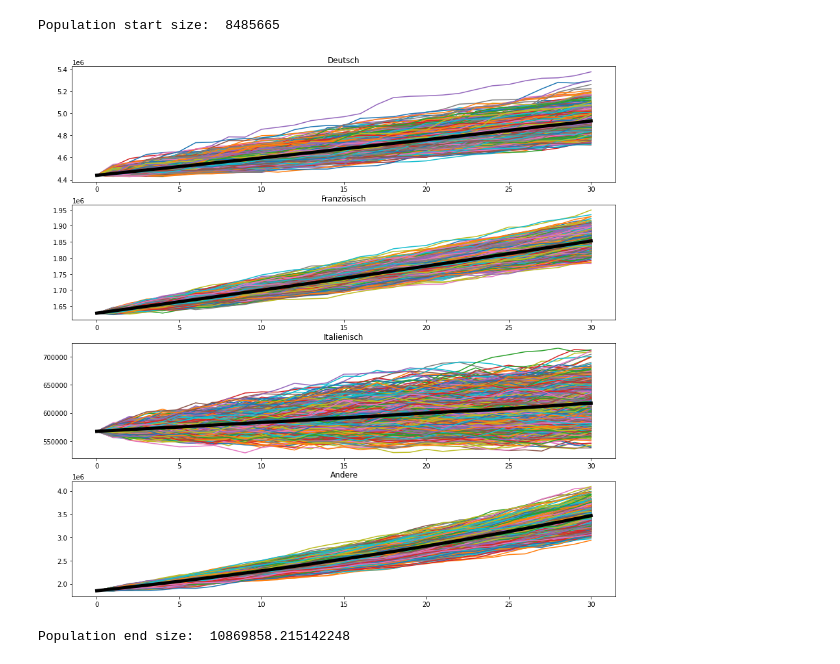
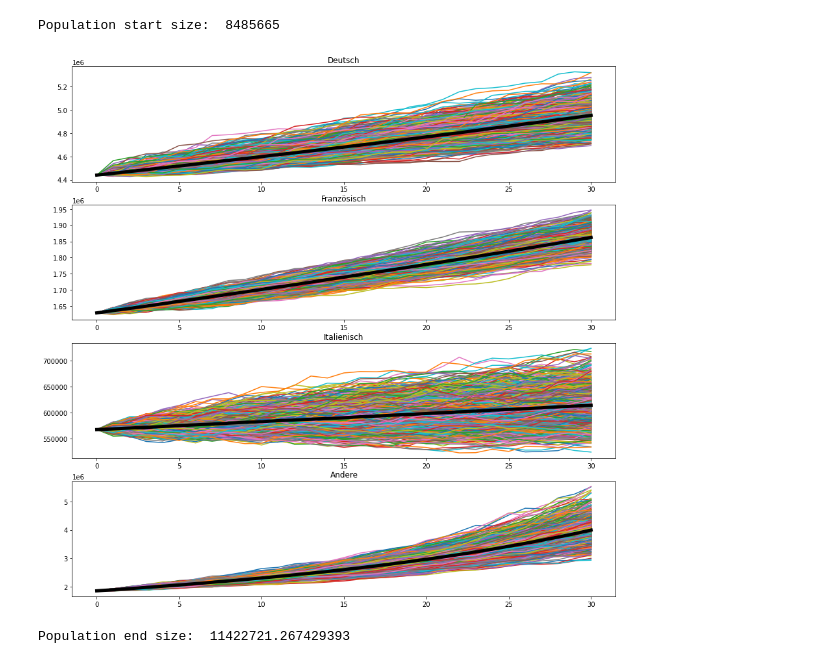
Before and after one commit to nicolarohner1337/omc-WER, a Jupyter notebook: Code/simulation.ipynb, the cells around one changed output. Saved outputs shown, nothing was run; the diff lists cells and outputs as text; code cells hidden in the pictures.

```diff
--- a/Code/simulation.ipynb
+++ b/Code/simulation.ipynb
@@ -67,12 +18,33 @@ print(distirbutionDict)
 # %%
-def simulation(distirbutionDict,startValue,years=50,n=10):
+def generateDistribution(distr_type_params, pop_start, current_pop, sample_size=10000):
+    key = list(distr_type_params.keys())[0]
+    params = distr_type_params[key].copy()
+
+    params["scale"] = (params["scale"] / pop_start) * current_pop
+
+    obj = getattr(stats, key)
+
+    if type(params) is dict:
+        params = list(params.values())
+
+    dist_vals = obj.rvs(size=sample_size, *params)
+
+    return dist_vals
+
+def simulation(dist_geburtenRate, dist_todesRaten, dist_einwanderung, dist_auswanderung, startValue,years=50,n=10):
     runs = []
     for i in range(n):
+
         valuesYear = [startValue]
         for year in range(2022,2022+years):
-            temp = random.choice(distirbutionDict["birth"]) / startValue * valuesYear[-1]  - random.choice(distirbutionDict["death"]) / startValue * valuesYear[-1] + random.choice(distirbutionDict["einwanderung"]) / startValue * valuesYear[-1] - random.choice(distirbutionDict["auswanderung"]) / startValue * valuesYear[-1]
-            newValue = valuesYear[-1] + temp
+            birthed = random.choice(generateDistribution(dist_geburtenRate, startValue, valuesYear[-1])) / startValue * valuesYear[-1]
+            dead = random.choice(generateDistribution(dist_todesRaten, startValue, valuesYear[-1])) / startValue * valuesYear[-1]
+            eingewandert = random.choice(generateDistribution(dist_einwanderung, startValue, valuesYear[-1])) / startValue * valuesYear[-1]
+            ausgewandert = random.choice(generateDistribution(dist_auswanderung, startValue, valuesYear[-1])) / startValue * valuesYear[-1]
+
+            newValue = valuesYear[-1] + birthed - dead + eingewandert - ausgewandert
             valuesYear.append(newValue)
+
         runs.append(np.array(valuesYear))
 
     return np.array(runs)
@@ -86,10 +58,10 @@ startValues = (4440082, 1628228, 567203, 1850152)
 
 print("Population start size: ", np.sum(startValues))
 
-Deutsch = simulation(distirbutionDict["Deutsch"],startValues[0],years=years,n=n)
-Französisch = simulation(distirbutionDict["Französisch"],startValues[1],years=years,n=n)
-Italienisch = simulation(distirbutionDict["Italienisch"],startValues[2],years=years,n=n)
-Andere = simulation(distirbutionDict["Andere"],startValues[3],years=years,n=n)
+Deutsch = simulation(geburtenRate["Deutsch"], todesRaten["Deutsch"], einwanderung["Deutsch"], auswanderung["Deutsch"], startValues[0],years=years,n=n)
+Französisch = simulation(geburtenRate["Französisch"], todesRaten["Französisch"], einwanderung["Französisch"], auswanderung["Französisch"], startValues[1],years=years,n=n)
+Italienisch = simulation(geburtenRate["Italienisch"], todesRaten["Italienisch"], einwanderung["Italienisch"], auswanderung["Italienisch"], startValues[2],years=years,n=n)
+Andere = simulation(geburtenRate["Andere"], todesRaten["Andere"], einwanderung["Andere"], auswanderung["Andere"], startValues[3],years=years,n=n)
 
 fig, ax = plt.subplots(4, 1, figsize=(15,15))
 
@@ -100,35 +72,35 @@ for i in range(len(Deutsch)):
 ax[0].plot(MeanOfSim(Deutsch), color="black", linewidth=5)
 
 ax[0].set_title("Deutsch")
 
 for i in range(len(Französisch)):
     ax[1].plot(Französisch[i])
 
 ax[1].plot(MeanOfSim(Französisch), color="black", linewidth=5)
 
 ax[1].set_title("Französisch")
 
 for i in range(len(Italienisch)):
     ax[2].plot(Italienisch[i])
 
 ax[2].plot(MeanOfSim(Italienisch), color="black", linewidth=5)
 
 ax[2].set_title("Italienisch")
 
 for i in range(len(Andere)):
     ax[3].plot(Andere[i])
 
 ax[3].plot(MeanOfSim(Andere), color="black", linewidth=5)
 
 ax[3].set_title("Andere")
 
 plt.show()
 
 print("Population end size: ", np.sum([MeanOfSim(Deutsch)[-1], MeanOfSim(Französisch)[-1], MeanOfSim(Italienisch)[-1], MeanOfSim(Andere)[-1]]))
 # %% [output]
 Population start size:  8485665
-[figure, old version]
+[figure, new version]
-Population end size:  10869858.215142248
+Population end size:  11422721.267429393
 # %%
 #plot stacked area chart of all languages with plotly
 import plotly.graph_objects as go
```
Also changed, not shown: parts of 1 cell of this notebook.
